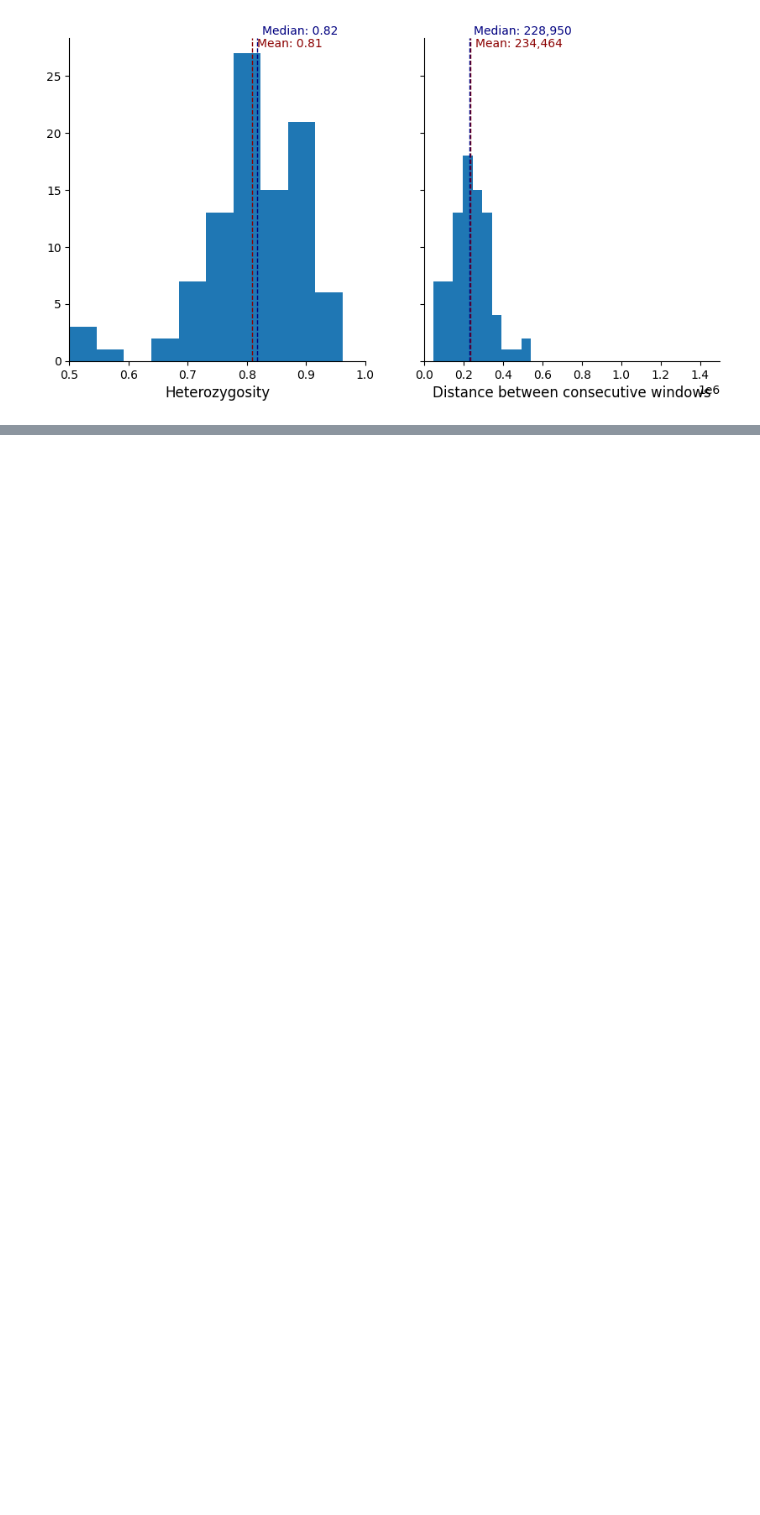
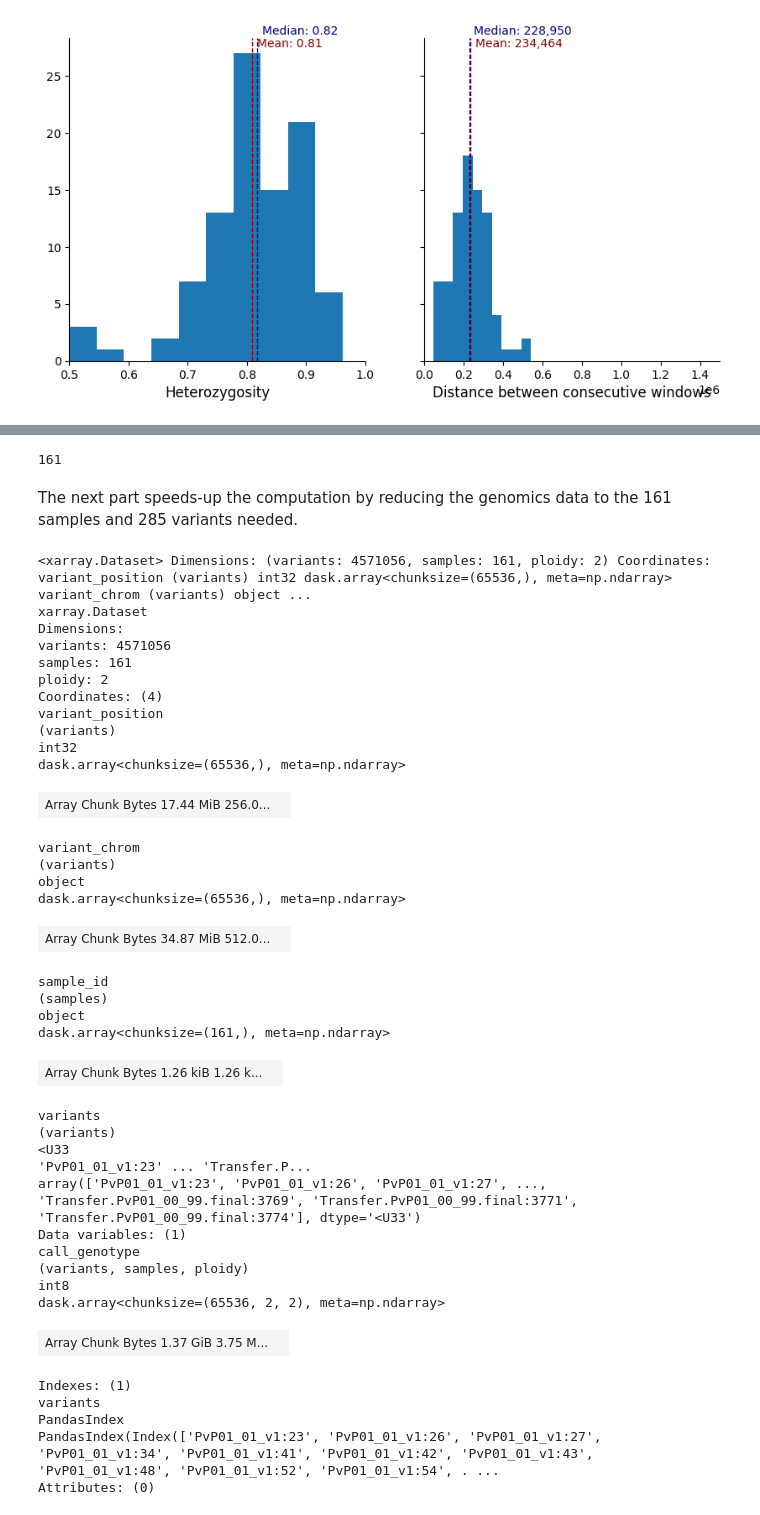
Before and after one commit to svsiegel/vivax-mhaps, a Jupyter notebook: docs/_sources/selection.ipynb, the cells around one changed output, grey strips where cells are left out. Cells and saved outputs as stored; diff of their text form; code cells hidden in the pictures; blank space fills up the shorter version.

```diff
--- a/docs/_sources/selection.ipynb
+++ b/docs/_sources/selection.ipynb
@@ -104,3 +114,10 @@ variant_coords.head()
+# %%
+pv4 = Pv4()
+sample_metadata = pv4.sample_metadata()
+variant_dataset = pv4.variant_calls(extended=True)
+# %%
+pv4_fws = pd.read_csv('../supplementary_files/Pv4_fws.txt', sep='\t', comment='t')
+sample_metadata = pd.merge(sample_metadata, pv4_fws, on='Sample', how='outer')
 # %% [markdown]
 (Data-exploration)=
 ## Data exploration
@@ -571,0 +645,65 @@ win_to_variants(windows_subset.loc[even_muhap_list], variant_coords).head()
+# %%
+# Filter the samples based on the criteria above
+loc_filtered_samples = (
+    (sample_metadata["Population"] == "ESEA")
+    & (sample_metadata["Fws"] > 0.95)
+    & (sample_metadata["% callable"] > 50)
+    & (sample_metadata["Exclusion reason"] == "Analysis_set")
+)
+subset_metadata = sample_metadata[loc_filtered_samples]
+print(len(subset_metadata))
+variant_dataset_filtered_samples = variant_dataset.isel(samples=loc_filtered_samples)
+# %% [output]
+161
+# %% [markdown]
+The next part speeds-up the computation by reducing the genomics data to the 161 samples and 285 variants needed.
+# %%
+variables_to_remove = list(variant_dataset_filtered_samples.keys()) # Add all variable names to remove list...
+variables_to_remove.remove("call_genotype") # ...but we need to keep the genotypes
+reduced_variant_set = variant_dataset_filtered_samples.drop_vars(variables_to_remove) # Reduce the dataset
+
+# Pre-load the data to avoid continuous query to the cloud. Not strictly speaking necessary.
+ids = [f"{c}:{p}" for c,p in zip(variant_dataset_filtered_samples.coords["variant_chrom"].values,
+                                 variant_dataset_filtered_samples.coords["variant_position"].values)]
+reduced_variant_set["id"]=("variants",ids)
+all_variants = reduced_variant_set.set_index(variants="id")
+all_variants
+# %% [output]
+<xarray.Dataset> Dimensions: (variants: 4571056, samples: 161, ploidy: 2) Coordinates: variant_position (variants) int32 dask.array<chunksize=(65536,), meta=np.ndarray> variant_chrom (variants) object ...
+xarray.Dataset
+Dimensions:
+variants: 4571056
+samples: 161
+ploidy: 2
+Coordinates: (4)
+variant_position
+(variants)
+int32
+dask.array<chunksize=(65536,), meta=np.ndarray>
+| Array Chunk Bytes 17.44 MiB 256.0... |  |
+variant_chrom
+(variants)
+object
+dask.array<chunksize=(65536,), meta=np.ndarray>
+| Array Chunk Bytes 34.87 MiB 512.0... |  |
+sample_id
+(samples)
+object
+dask.array<chunksize=(161,), meta=np.ndarray>
+| Array Chunk Bytes 1.26 kiB 1.26 k... |  |
+variants
+(variants)
+<U33
+'PvP01_01_v1:23' ... 'Transfer.P...
+array(['PvP01_01_v1:23', 'PvP01_01_v1:26', 'PvP01_01_v1:27', ..., 'Transfer.PvP01_00_99.final:3769', 'Transfer.PvP01_00_99.final:3771', 'Transfer.PvP01_00_99.final:3774'], dtype='<U33')
+Data variables: (1)
+call_genotype
+(variants, samples, ploidy)
+int8
+dask.array<chunksize=(65536, 2, 2), meta=np.ndarray>
+| Array Chunk Bytes 1.37 GiB 3.75 M... |  |
+Indexes: (1)
+variants
+PandasIndex
+PandasIndex(Index(['PvP01_01_v1:23', 'PvP01_01_v1:26', 'PvP01_01_v1:27', 'PvP01_01_v1:34', 'PvP01_01_v1:41', 'PvP01_01_v1:42', 'PvP01_01_v1:43', 'PvP01_01_v1:48', 'PvP01_01_v1:52', 'PvP01_01_v1:54', . ...
+Attributes: (0)
```
Also changed, not shown: parts of 36 cells of this notebook, 7 other files.
